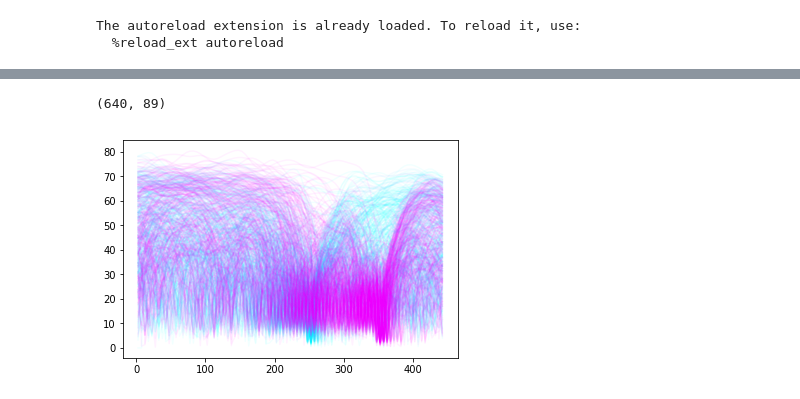
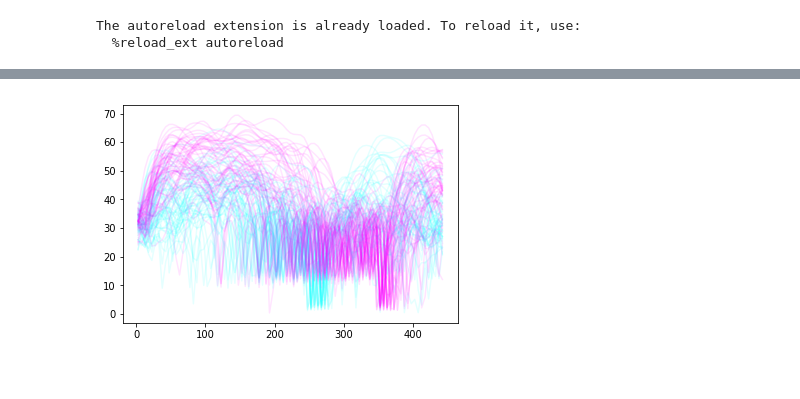
Before and after one commit to GiocomoLab/MightyMorphingPhotonRangers, a Jupyter notebook: behavior/sqliteReading_debugging.ipynb, the cells around one changed output, grey strips where cells are left out. Cells and saved outputs as stored; diff of their text form; code cells hidden in the pictures.

```diff
--- a/behavior/sqliteReading_debugging.ipynb
+++ b/behavior/sqliteReading_debugging.ipynb
@@ -48,10 +50,11 @@ df = pd.read_sql("SELECT MouseName, DateFolder, SessionNumber,Track, RewardCount
 # find sessions from single mouse on TwoTower_noTimeout with datestring earlier than or equal to first timeout day
 # num rewards greater than
 
-mouse = '4139190.3'
+mouse = '4139190.1'
 # mouse filter
 df = df[df['MouseName'].str.match(mouse)]
 df = df[df['RewardCount']>10]
+df = df[df['Imaging']==1]
 df['DateTime'] = [datetime.strptime(s,'%d_%m_%Y') for s in df['DateFolder']]
 df_noTO = df[df['Track']=='TwoTower_noTimeout']
 df_TO = df[df['Track']=='TwoTower_Timeout']
@@ -85,5 +80,31 @@ See the caveats in the documentation: http://pandas.pydata.org/pandas-docs/stabl
 # %%
 # concatenate desired sessions
+
+def behavior_dataframe(filenames,sig=10):
+    frames = []
+    for f in filenames:
+        sess_conn = sql.connect(f)
+        frame = pd.read_sql('''SELECT time, pos, dz, morph, lick, reward, tstart, teleport, clickOn, towerJitter
+                    , wallJitter, bckgndJitter FROM data''',sess_conn)
+
+        # correct dz
+        frame.loc[np.abs(frame['dz']>2),'dz']=np.nan
+        frame['dz'] = frame['dz'].interpolate()
+
+        k = Gaussian1DKernel(10)
+        frame['speed']=convolve(np.divide(frame['dz'],np.ediff1d(frame['time'],to_begin=0)),k)
+        frame['lick rate'] = convolve(np.divide(frame['lick'],np.ediff1d(frame['time'],to_begin=0)),k)
+
+        frames.append(frame)
+
+        # make sure morph vec is the same for all frames
+    df = pd.concat(frames,ignore_index=True)
+    df['trial number'] = np.cumsum(frame['teleport'])
+    return df
+
+
+
+
 frames = []
 for i in range(df_noTO.shape[0]):
     sess_conn = sql.connect(df_noTO['data file'].iloc[i])
@@ -100,6 +121,9 @@ for i in range(df_noTO.shape[0]):
 
     # make sure morph vec is the same for all frames
 data_noTO = pd.concat(frames,ignore_index=True)
+data_noTO['trial number'] = np.cumsum(frame['teleport'])
+
+#data_noTO = frames[-1]
 # %%
 # make speed vs location plots
 # correct for frame times
@@ -110,17 +134,15 @@ trial_mat, bin_edges, bin_centers = utilities.make_pos_bin_trial_matrices(data_n
 trial_mat[np.isnan(trial_mat)]=0
 morph_vec,count = sp.stats.mode(trial_mat[:,:,1],axis=1)
 morph_vec = np.squeeze(morph_vec)
-print(speed_mat.shape)
+#print(speed_mat.shape)
-# %% [output]
-(640, 89)
 # %%
 f, ax = plt.subplots()
 speed_dict = trial_type_dict(trial_mat[:,:,0],morph_vec)
 
 for i, m in enumerate(np.unique(morph_vec)):
     for j in range(speed_dict[m].shape[0]):
-        tmp = ax.plot(bin_centers,speed_dict[m][j,:].T,color=plt.cm.cool(np.float(m)),alpha=.05)
+        tmp = ax.plot(bin_centers,speed_dict[m][j,:].T,color=plt.cm.cool(np.float(m)),alpha=.1)
 # %% [output]
-[figure, old version]
+[figure, new version]
 # %%
 # make lick rate vs position heat maps
```
Also changed, not shown: parts of 5 cells of this notebook.
